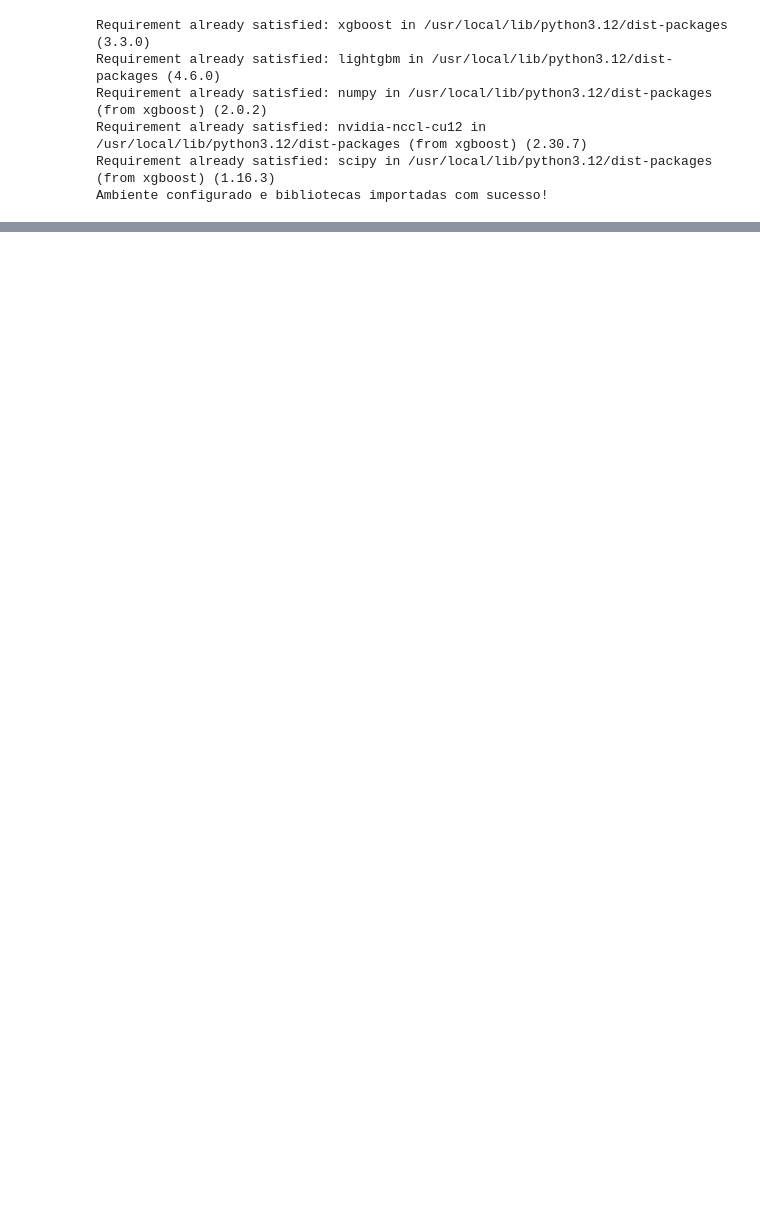
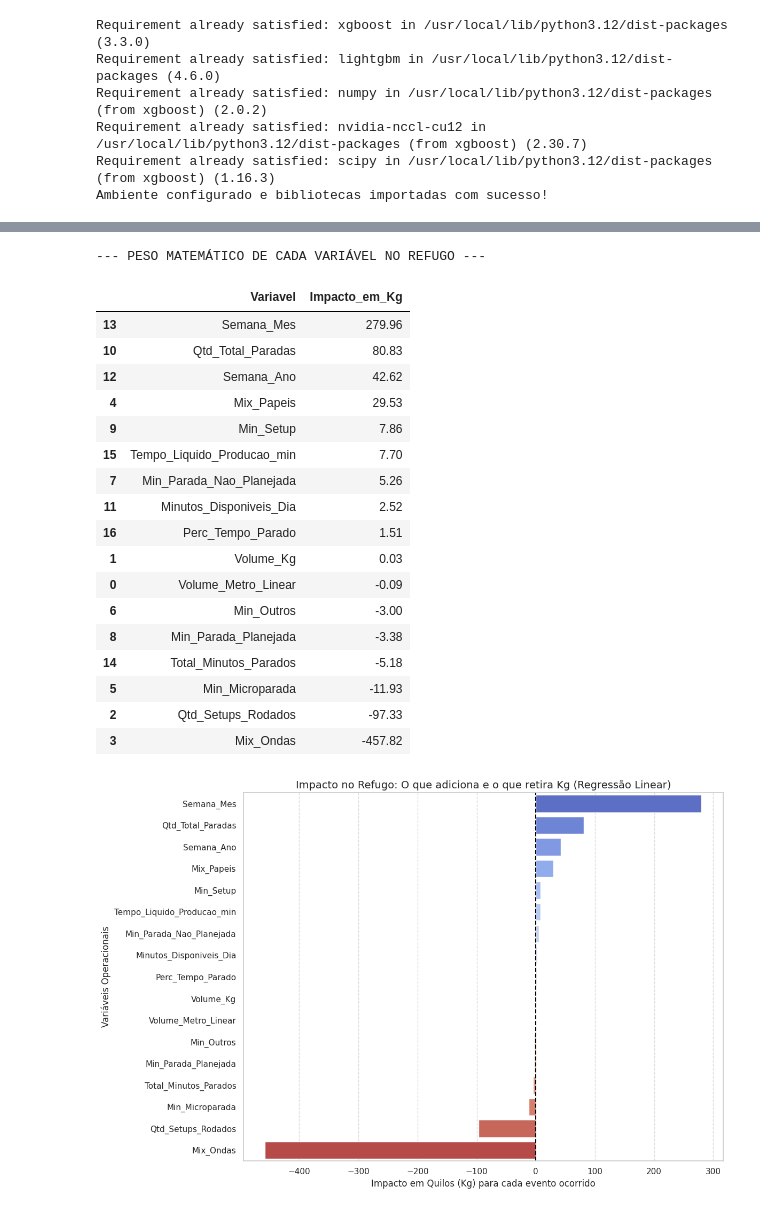
Before and after one commit to igorpedrozo27/MVP_Machine_Learning, a Jupyter notebook: Machine_Learning.ipynb, the cells around one changed output, grey strips where cells are left out. Cells and saved outputs as stored; diff of their text form; code cells hidden in the pictures; blank space fills up the shorter version.

```diff
--- a/Machine_Learning.ipynb
+++ b/Machine_Learning.ipynb
@@ -84,0 +575,46 @@ drive.mount('/content/drive')
+# %%
+modelo_vencedor = modelos["1. Baseline (Regressão Linear)"]
+
+# Extraindo os coeficientes (Quantos Kg cada variável adiciona/retira)
+df_coeficientes = pd.DataFrame({
+    'Variavel': X_train.columns,
+    'Impacto_em_Kg': modelo_vencedor.coef_
+})
+
+# Ordenando pelo maior impacto positivo para o maior impacto negativo
+df_coeficientes = df_coeficientes.sort_values(by='Impacto_em_Kg', ascending=False)
+
+print("--- PESO MATEMÁTICO DE CADA VARIÁVEL NO REFUGO ---\n")
+display(df_coeficientes.round(2))
+
+# Plotando o resultado
+plt.figure(figsize=(12, 8))
+sns.barplot(x='Impacto_em_Kg', y='Variavel', data=df_coeficientes, palette='coolwarm')
+plt.title('Impacto no Refugo: O que adiciona e o que retira Kg (Regressão Linear)', fontsize=14)
+plt.xlabel('Impacto em Quilos (Kg) para cada evento ocorrido')
+plt.ylabel('Variáveis Operacionais')
+plt.axvline(x=0, color='black', linestyle='--') # Linha do zero
+plt.grid(axis='x', linestyle='--', alpha=0.7)
+plt.tight_layout()
+plt.show()
+# %% [output]
+--- PESO MATEMÁTICO DE CADA VARIÁVEL NO REFUGO ---
+|  | Variavel | Impacto_em_Kg |
+| 13 | Semana_Mes | 279.96 |
+| 10 | Qtd_Total_Paradas | 80.83 |
+| 12 | Semana_Ano | 42.62 |
+| 4 | Mix_Papeis | 29.53 |
+| 9 | Min_Setup | 7.86 |
+| 15 | Tempo_Liquido_Producao_min | 7.70 |
+| 7 | Min_Parada_Nao_Planejada | 5.26 |
+| 11 | Minutos_Disponiveis_Dia | 2.52 |
+| 16 | Perc_Tempo_Parado | 1.51 |
+| 1 | Volume_Kg | 0.03 |
+| 0 | Volume_Metro_Linear | -0.09 |
+| 6 | Min_Outros | -3.00 |
+| 8 | Min_Parada_Planejada | -3.38 |
+| 14 | Total_Minutos_Parados | -5.18 |
+| 5 | Min_Microparada | -11.93 |
+| 2 | Qtd_Setups_Rodados | -97.33 |
+| 3 | Mix_Ondas | -457.82 |
+[figure, added]
```
Also changed, not shown: parts of 27 cells of this notebook.
